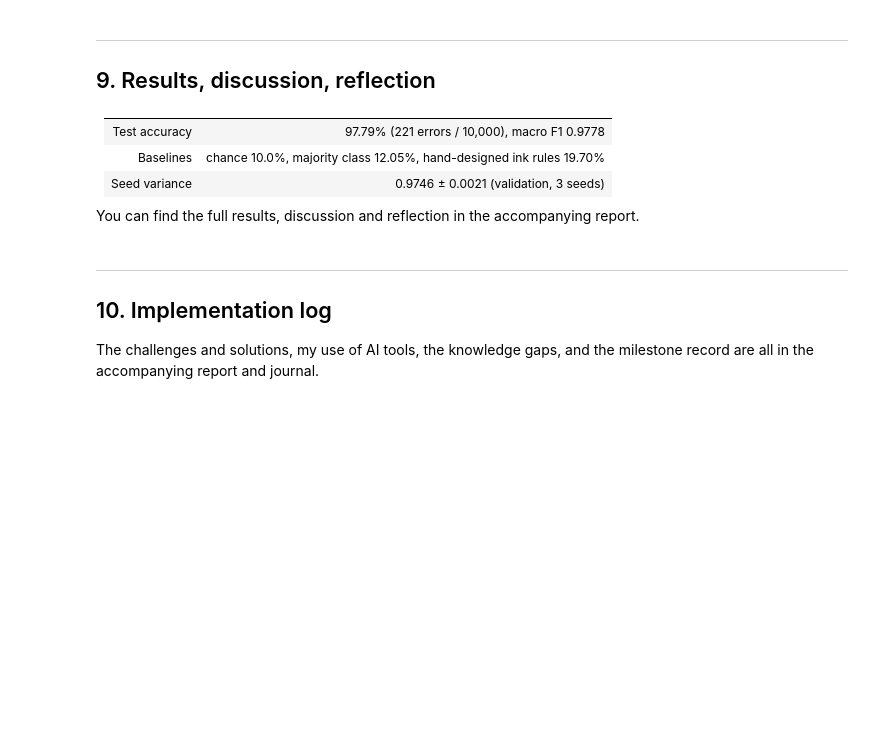
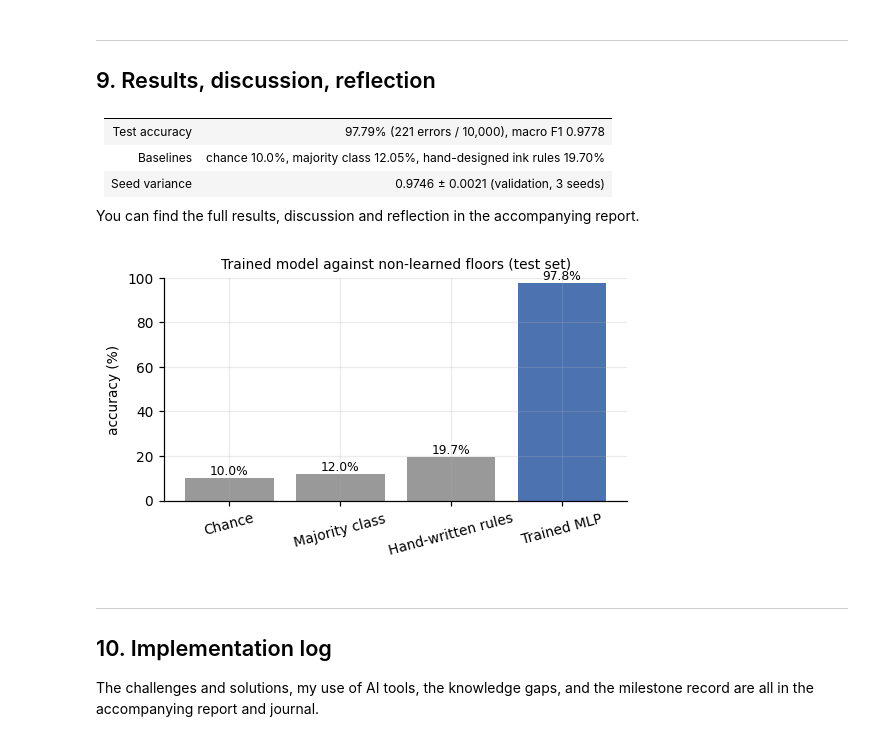
Before and after one commit to derekbhoang/mlp-from-scratch, a Jupyter notebook: mlp_from_scratch.ipynb, the cells around one changed output. Saved outputs shown, nothing was run; the diff lists cells and outputs as text; code cells hidden in the pictures; blank space fills up the shorter version.

```diff
--- a/mlp_from_scratch.ipynb
+++ b/mlp_from_scratch.ipynb
@@ -1935,6 +1935,24 @@ inverted digit   -> label 5 with confidence 0.9964
 | Seed variance | 0.9746 ± 0.0021 (validation, 3 seeds) |
 
 You can find the full results, discussion and reflection in the accompanying report.
+# %%
+labels = ["Chance", "Majority class", "Hand-written rules", "Trained MLP"]
+values = [1 / N_CLASSES, acc_const, acc_ink, test_acc]
+colors = ["#999999", "#999999", "#999999", "#4C72B0"]
+
+fig, ax = plt.subplots(figsize=(5, 3))
+bars = ax.bar(labels, [v * 100 for v in values], color=colors)
+for bar, v in zip(bars, values):
+    ax.text(bar.get_x() + bar.get_width() / 2, bar.get_height() + 1.5,
+            "%.1f%%" % (v * 100), ha="center", fontsize=8)
+ax.set_ylabel("accuracy (%)")
+ax.set_ylim(0, 100)
+ax.set_title("Trained model against non-learned floors (test set)", fontsize=9)
+plt.xticks(rotation=15)
+plt.tight_layout()
+plt.show()
+# %% [output]
+[figure, added]
 # %% [markdown]
 
 ---
```
Also changed, not shown: parts of 6 cells of this notebook.
